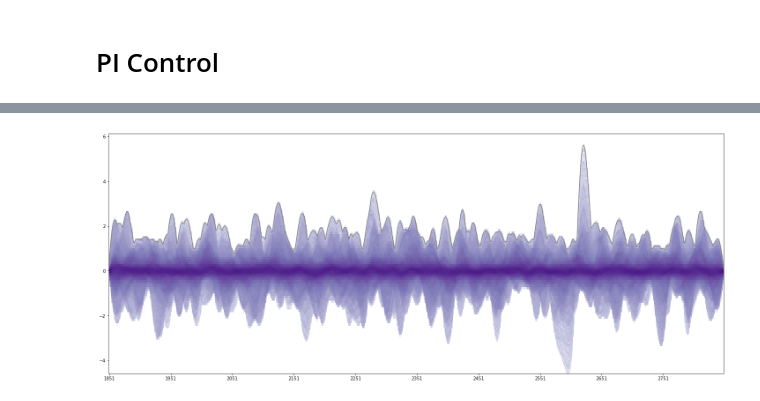
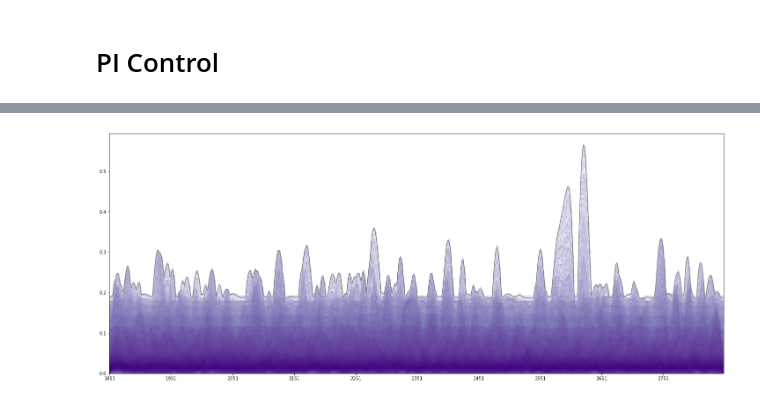
Before and after one commit to abrupt-climate/notebooks, a Jupyter notebook: Temperature.ipynb, the cells around one changed output, grey strips where cells are left out. Saved outputs shown, nothing was run; the diff lists cells and outputs as text; code cells hidden in the pictures.

```diff
--- a/Temperature.ipynb
+++ b/Temperature.ipynb
@@ -81,3 +120,10 @@ plot_orthographic_np(box, data_set.data[150*12] - data_set.data[0])
+# %%
+gamma_cal = calibration['gamma'][3]
+scaling_factor = gamma_cal * unit('10 km/year')
+sobel_delta_d = sobel_delta_t * scaling_factor
+sobel_weights = [sobel_delta_t, sobel_delta_d, sobel_delta_d]
+
+mag_quartiles = np.sqrt((calibration['distance'] * gamma_cal)**2 + calibration['time']**2)
 # %% [markdown]
 ## Canny edges
 
@@ -167,6 +210,11 @@ control_set.load()
-# %%
-control_data = control_set.data[2::12]
-yearly_box = control_set.box[2::12]
-
-smooth_control_data = yearly_box.gaussian_filter(control_data, [sigma_t, sigma_d, sigma_d])
-sbc = yearly_box.sobel_filter(smooth_control_data, weight=sobel_weights)
+# %%
+sbc = control_box.sobel_filter(smooth_control_data, weight=sobel_weights)
+# %%
+var_t = (sbc[0]**2 / sbc[3]**2)
+var_x = (sbc[1]**2 + sbc[2]**2) / sbc[3]**2
+
+h = np.histogram2d(
+    np.log10(np.ma.masked_less(var_t.flatten(), 1e-8)),
+    np.log10(np.ma.masked_less(var_x.flatten(), 1e-6)), [50, 50])
+plt.contourf(h[2][:-1], h[1][:-1], h[0])
+plt.show()
@@ -173,25 +223,25 @@ sbc = yearly_box.sobel_filter(smooth_control_data, weight=sobel_weights)
 # %%
-signal = sbc[0]/sbc[3,:,:,:]
+signal = 1.0/sbc[3,:,:,:]
 
 # flatten sobel signal
-n_years = yearly_box.shape[0]
+n_years = control_box.shape[0]
 signal_flat = signal.reshape([n_years, -1])
 
 # create bins for histograms
 n_bins = 100
 bins = np.linspace(signal.min(), signal.max(), n_bins+1)
 
 # generate histogram for each time step
 hist = np.zeros(shape=(n_years, n_bins))
 for t in range(n_years):
     h, _ = np.histogram(signal_flat[t], bins=bins)
     hist[t, :] = h
 
 # plot
-plt.pcolormesh(yearly_box.dates, bins[:-1], hist.T,
+plt.pcolormesh(control_box.dates, bins[:-1], hist.T,
                norm=colors.LogNorm(vmin=0.1, vmax=hist.max()),
                cmap='Purples')
-plt.plot(yearly_box.dates, signal_flat.max(axis=1), '-', c='gray')
+plt.plot(control_box.dates, signal_flat.max(axis=1), '-', c='gray')
 plt.show()
 # %% [output]
-[figure, old version]
+[figure, new version]
```
Also changed, not shown: parts of 15 cells of this notebook, 3 other files.
